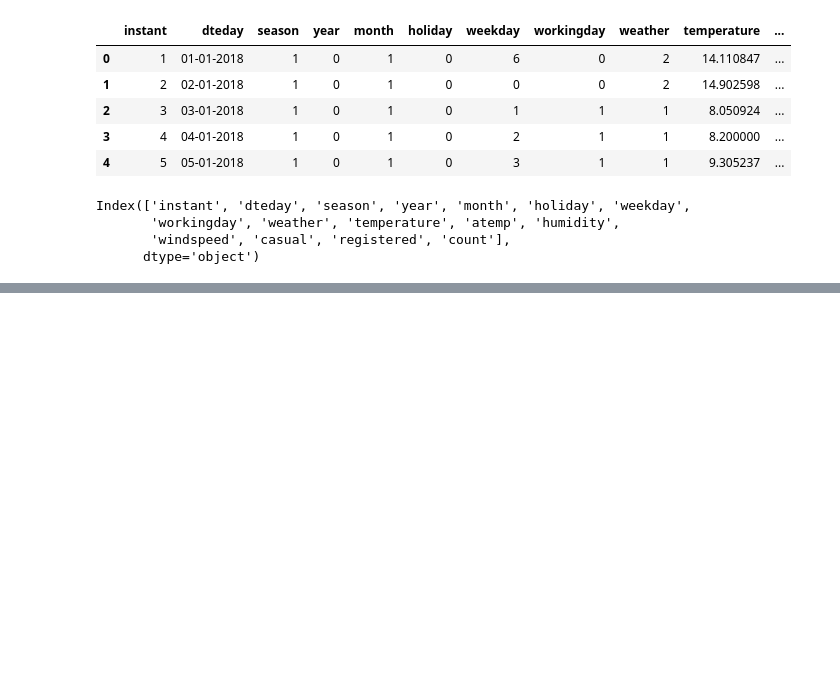
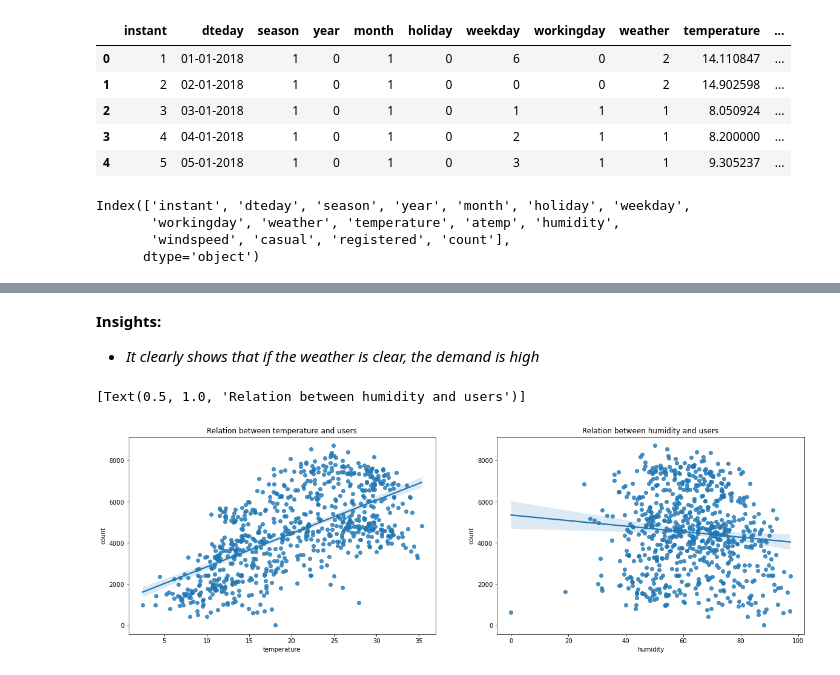
Before and after one commit to thomson18/LR-Model, a Jupyter notebook: LR_Model.ipynb, the cells around one changed output, grey strips where cells are left out. Drawn from its saved outputs; the diff is of its cells as text; code cells hidden in the pictures; blank space fills up the shorter version.

```diff
--- a/LR_Model.ipynb
+++ b/LR_Model.ipynb
@@ -301,0 +305,13 @@ plt.show()
+# %% [markdown]
+**Insights:**
+- *It clearly shows that if the weather is clear, the demand is high*
+# %%
+# visualising the realtion between users with temperature and humidity
+fig, (ax1,ax2) = plt.subplots(ncols=2, figsize=(20,6))
+sns.regplot(x=bike['temperature'], y=bike['count'], ax=ax1)
+ax1.set(title="Relation between temperature and users")
+sns.regplot(x=bike['humidity'], y=bike['count'], ax=ax2)
+ax2.set(title="Relation between humidity and users")
+# %% [output]
+[Text(0.5, 1.0, 'Relation between humidity and users')]
+[figure, added]
```
Also changed, not shown: parts of 105 cells of this notebook.
